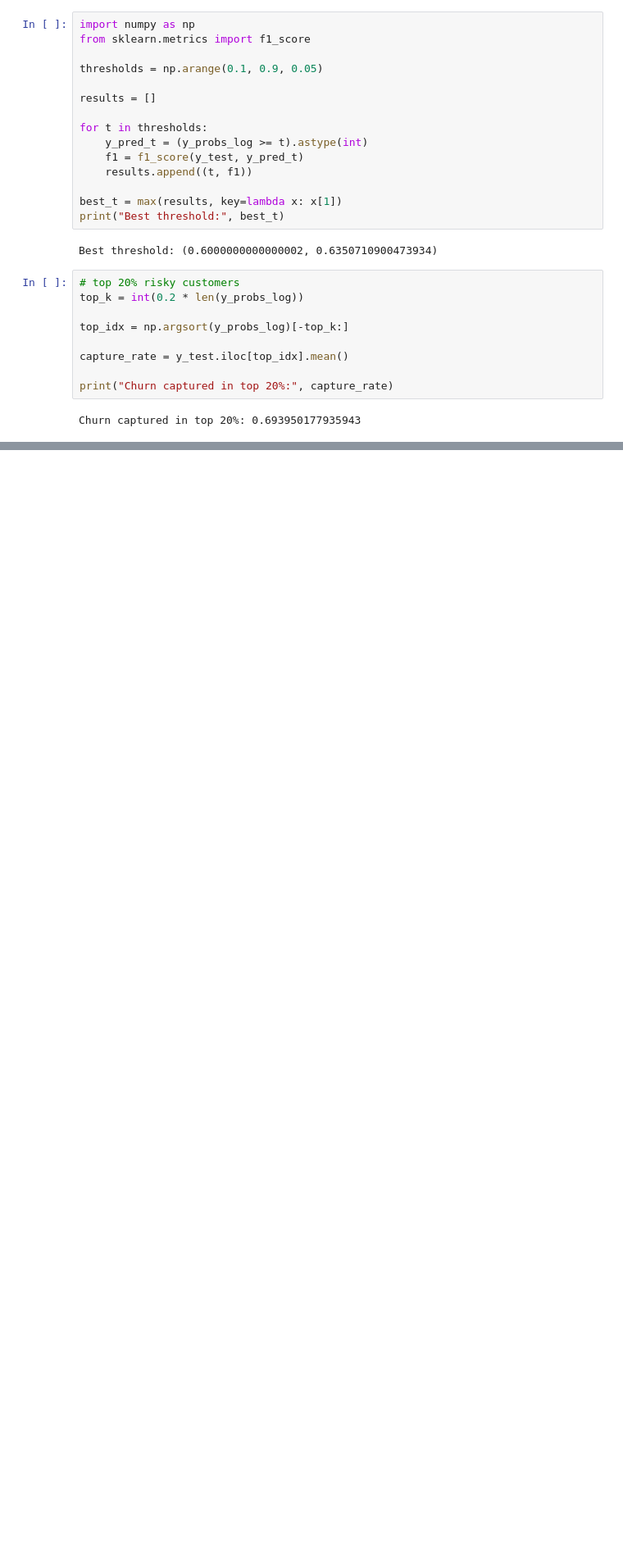
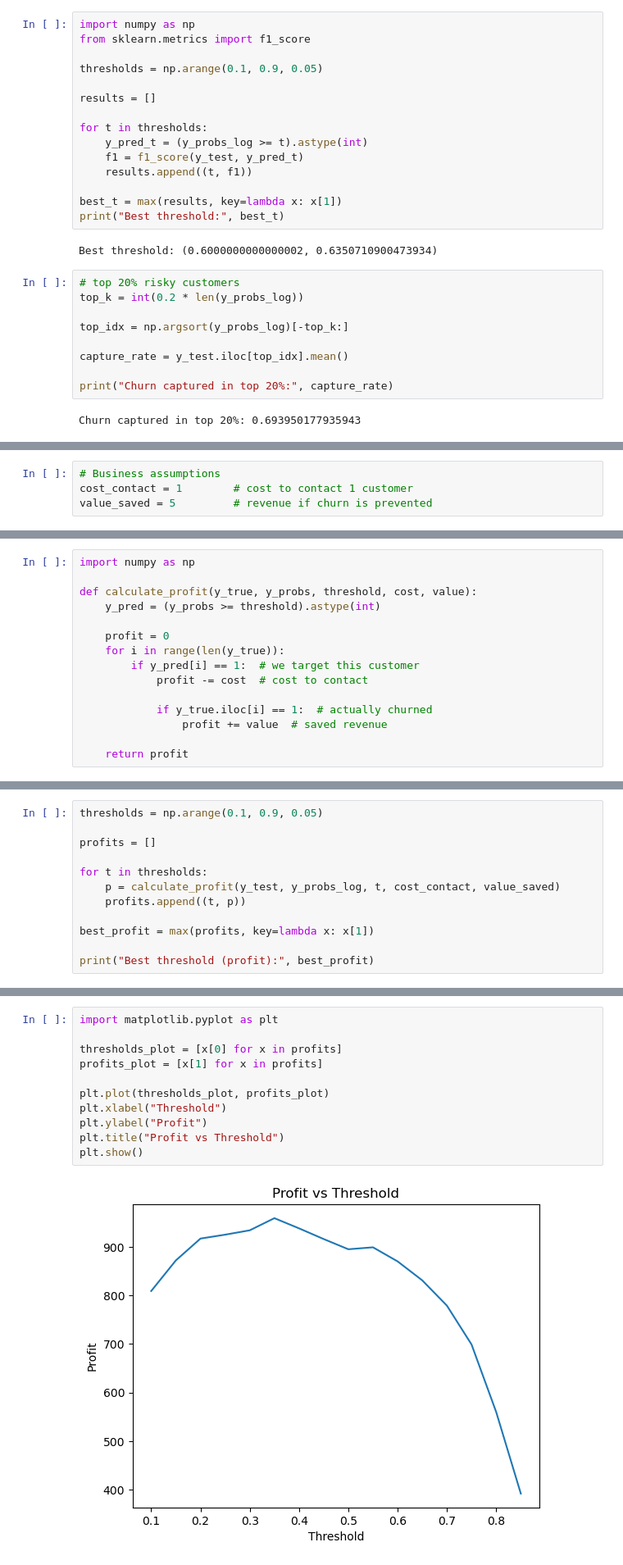
Before and after one commit to niharnandala/Telco-Churn-Prediction-Retention-ml, a Jupyter notebook: notebook/project_notebook.ipynb, the cells around one changed output, grey strips where cells are left out. Shown: that part at 82% size. Saved outputs shown, nothing was run; the diff lists cells and outputs as text; blank space fills up the shorter version.

Commit message:
Business Metrics And Retention Done

```diff
--- a/notebook/project_notebook.ipynb
+++ b/notebook/project_notebook.ipynb
@@ -1559,0 +1766,4 @@ Churn captured in top 20%: 0.693950177935943
+# %%
+# Business assumptions
+cost_contact = 1        # cost to contact 1 customer
+value_saved = 5         # revenue if churn is prevented
@@ -1559,0 +1772,15 @@ Churn captured in top 20%: 0.693950177935943
+# %%
+import numpy as np
+
+def calculate_profit(y_true, y_probs, threshold, cost, value):
+    y_pred = (y_probs >= threshold).astype(int)
+
+    profit = 0
+    for i in range(len(y_true)):
+        if y_pred[i] == 1:  # we target this customer
+            profit -= cost  # cost to contact
+
+            if y_true.iloc[i] == 1:  # actually churned
+                profit += value  # saved revenue
+
+    return profit
@@ -1559,0 +1789,12 @@ Churn captured in top 20%: 0.693950177935943
+# %%
+thresholds = np.arange(0.1, 0.9, 0.05)
+
+profits = []
+
+for t in thresholds:
+    p = calculate_profit(y_test, y_probs_log, t, cost_contact, value_saved)
+    profits.append((t, p))
+
+best_profit = max(profits, key=lambda x: x[1])
+
+print("Best threshold (profit):", best_profit)
@@ -1559,0 +1811,13 @@ Churn captured in top 20%: 0.693950177935943
+# %%
+import matplotlib.pyplot as plt
+
+thresholds_plot = [x[0] for x in profits]
+profits_plot = [x[1] for x in profits]
+
+plt.plot(thresholds_plot, profits_plot)
+plt.xlabel("Threshold")
+plt.ylabel("Profit")
+plt.title("Profit vs Threshold")
+plt.show()
+# %% [output]
+[figure, added]
```
Also changed, not shown: parts of 11 cells of this notebook.
